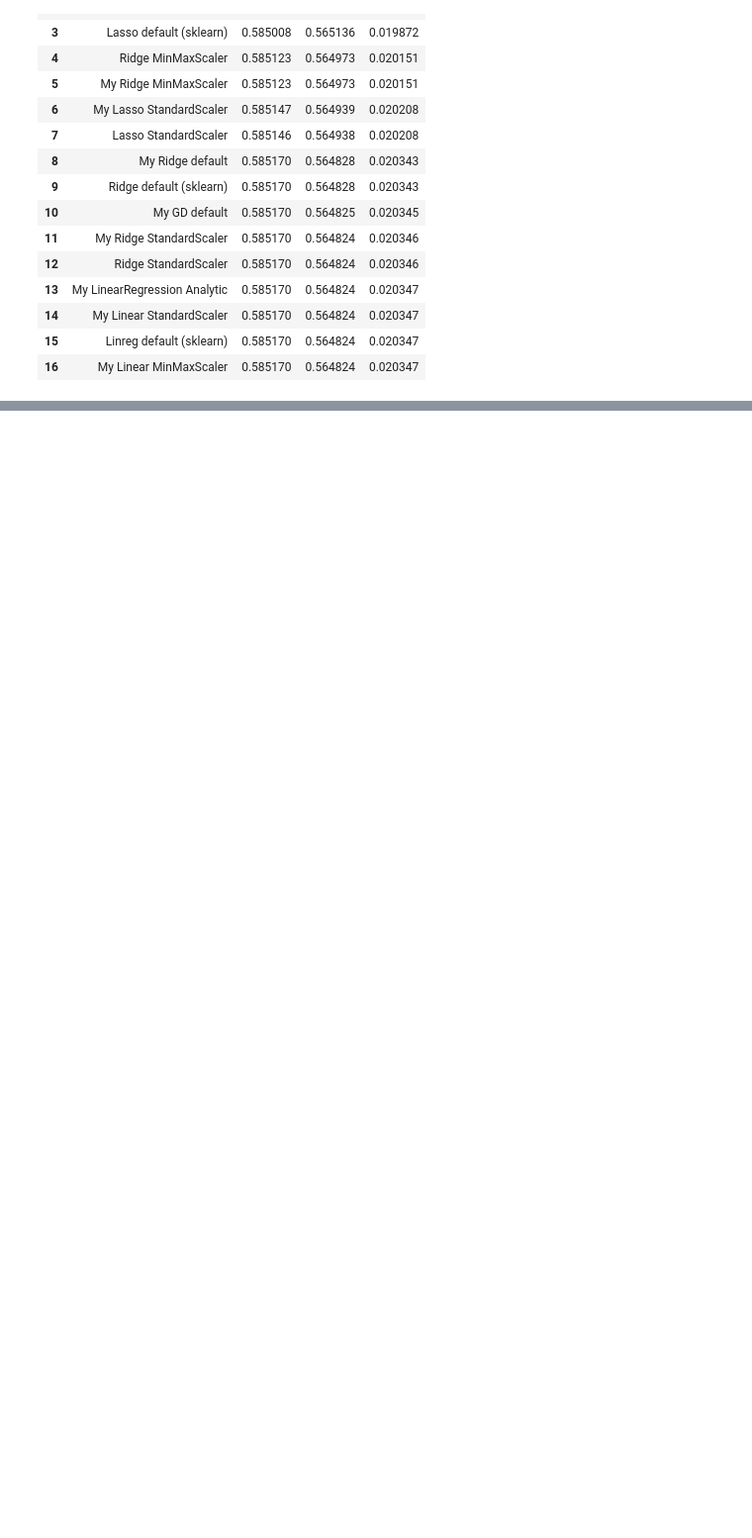
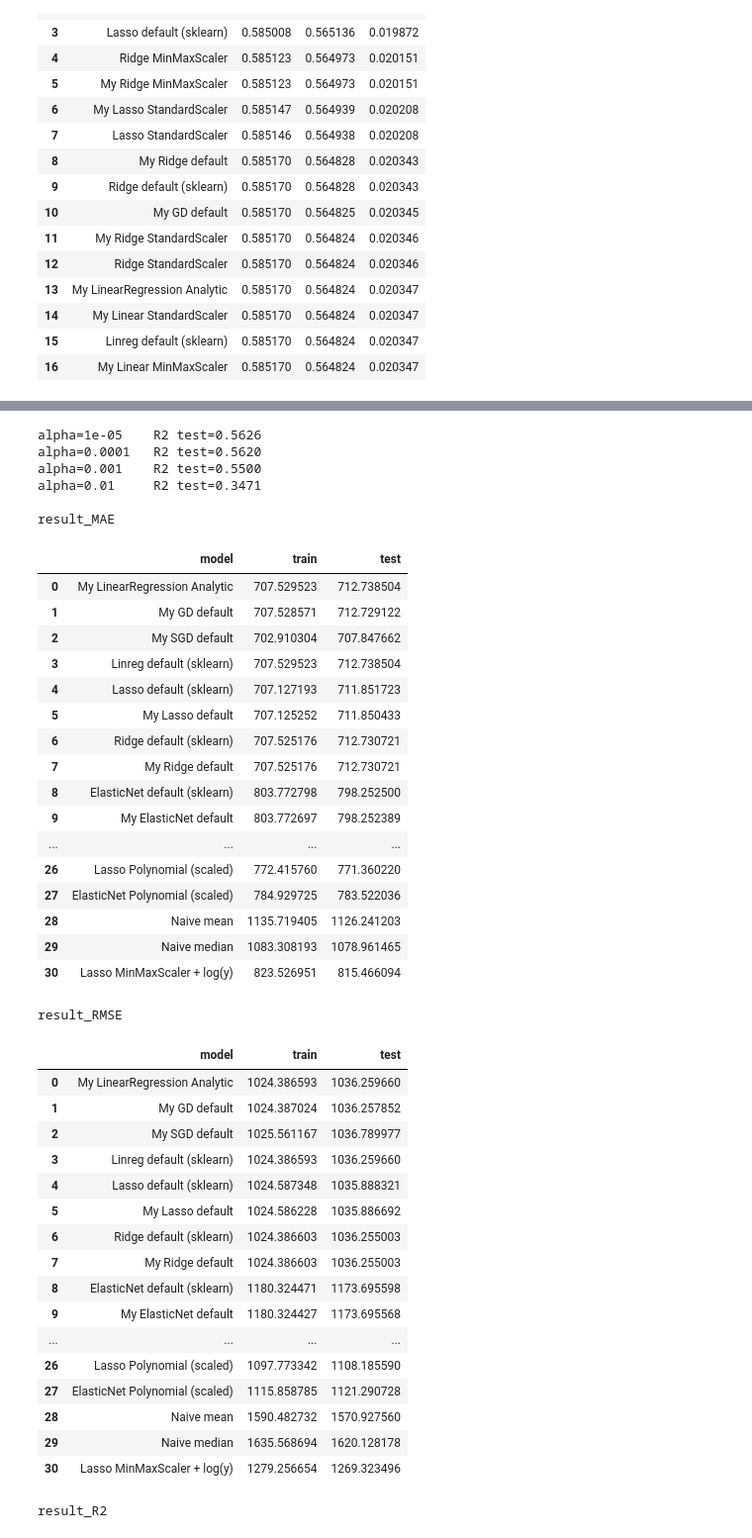
Before and after one commit to DenisKuz32/LR_SGD, a Jupyter notebook: src/decision.ipynb, the cells around one changed output, grey strips where cells are left out. Shown at 99% size. Cells and saved outputs as stored; diff of their text form; code cells hidden in the pictures; blank space fills up the shorter version.

```diff
--- a/src/decision.ipynb
+++ b/src/decision.ipynb
@@ -1114,0 +1141,66 @@ Lasso MinMaxScaller окзалась наилучшей моделью с наи
+# %%
+
+y_train_log = np.log(y_train)
+
+class LogTargetWrapper:
+    def __init__(self, base_model):
+        self.base_model = base_model
+
+    def fit(self, X, y):
+        self.base_model.fit(X, np.log(np.asarray(y, dtype=np.float64)))
+        return self
+
+    def predict(self, X):
+        return np.exp(self.base_model.predict(X))
+
+
+sc = MyMinMaxScaler().fit(X_train)
+Xtr_s, Xte_s = sc.transform(X_train), sc.transform(X_test)
+for a in [1e-5, 1e-4, 1e-3, 1e-2]:
+    m = LogTargetWrapper(Lasso(alpha=a)).fit(Xtr_s, y_train)
+    print(f'alpha={a:<8} R2 test={my_r2_score(y_test, m.predict(Xte_s)):.4f}')
+evaluate(m, 'Lasso MinMaxScaler + log(y)', Xtr_s, y_train, Xte_s, y_test)
+show_results()
+# %% [output]
+alpha=1e-05    R2 test=0.5626
+alpha=0.0001   R2 test=0.5620
+alpha=0.001    R2 test=0.5500
+alpha=0.01     R2 test=0.3471
+
+result_MAE
+|  | model | train | test |
+| 0 | My LinearRegression Analytic | 707.529523 | 712.738504 |
+| 1 | My GD default | 707.528571 | 712.729122 |
+| 2 | My SGD default | 702.910304 | 707.847662 |
+| 3 | Linreg default (sklearn) | 707.529523 | 712.738504 |
+| 4 | Lasso default (sklearn) | 707.127193 | 711.851723 |
+| 5 | My Lasso default | 707.125252 | 711.850433 |
+| 6 | Ridge default (sklearn) | 707.525176 | 712.730721 |
+| 7 | My Ridge default | 707.525176 | 712.730721 |
+| 8 | ElasticNet default (sklearn) | 803.772798 | 798.252500 |
+| 9 | My ElasticNet default | 803.772697 | 798.252389 |
+| ... | ... | ... | ... |
+| 26 | Lasso Polynomial (scaled) | 772.415760 | 771.360220 |
+| 27 | ElasticNet Polynomial (scaled) | 784.929725 | 783.522036 |
+| 28 | Naive mean | 1135.719405 | 1126.241203 |
+| 29 | Naive median | 1083.308193 | 1078.961465 |
+| 30 | Lasso MinMaxScaler + log(y) | 823.526951 | 815.466094 |
+result_RMSE
+|  | model | train | test |
+| 0 | My LinearRegression Analytic | 1024.386593 | 1036.259660 |
+| 1 | My GD default | 1024.387024 | 1036.257852 |
+| 2 | My SGD default | 1025.561167 | 1036.789977 |
+| 3 | Linreg default (sklearn) | 1024.386593 | 1036.259660 |
+| 4 | Lasso default (sklearn) | 1024.587348 | 1035.888321 |
+| 5 | My Lasso default | 1024.586228 | 1035.886692 |
+| 6 | Ridge default (sklearn) | 1024.386603 | 1036.255003 |
+| 7 | My Ridge default | 1024.386603 | 1036.255003 |
+| 8 | ElasticNet default (sklearn) | 1180.324471 | 1173.695598 |
+| 9 | My ElasticNet default | 1180.324427 | 1173.695568 |
+| ... | ... | ... | ... |
+| 26 | Lasso Polynomial (scaled) | 1097.773342 | 1108.185590 |
+| 27 | ElasticNet Polynomial (scaled) | 1115.858785 | 1121.290728 |
+| 28 | Naive mean | 1590.482732 | 1570.927560 |
+| 29 | Naive median | 1635.568694 | 1620.128178 |
+| 30 | Lasso MinMaxScaler + log(y) | 1279.256654 | 1269.323496 |
+result_R2
```
Also changed, not shown: parts of 8 cells of this notebook.
